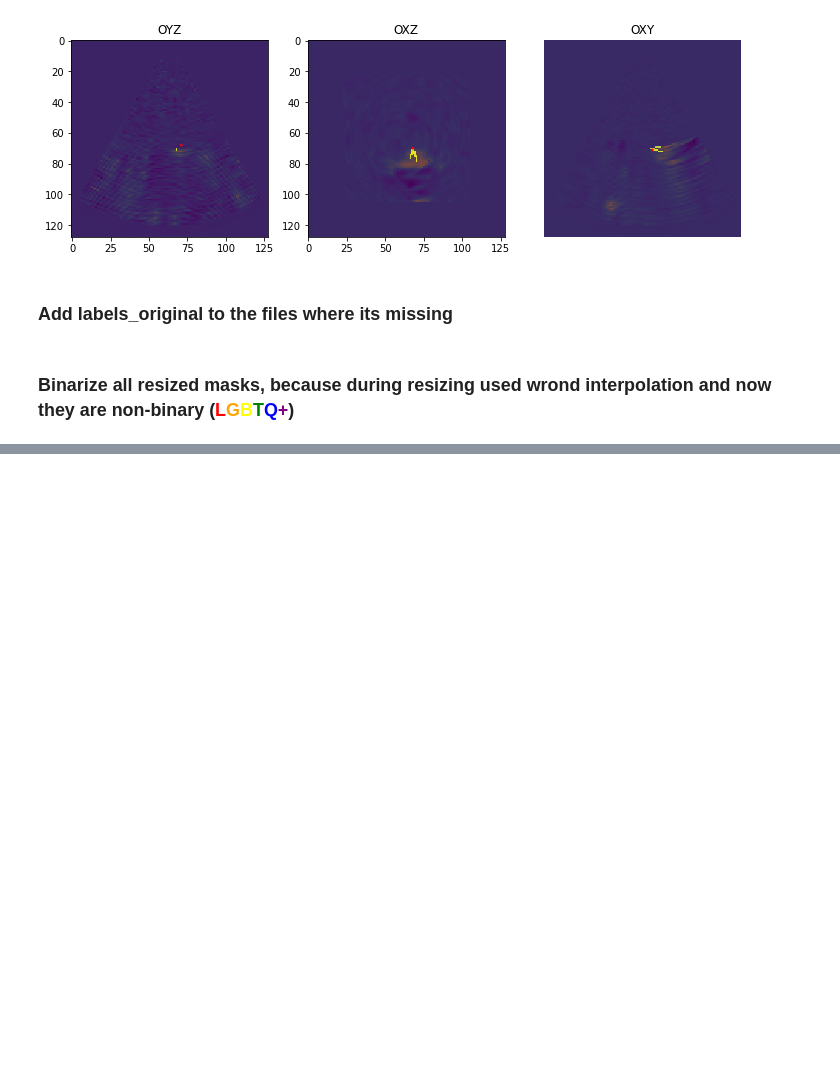
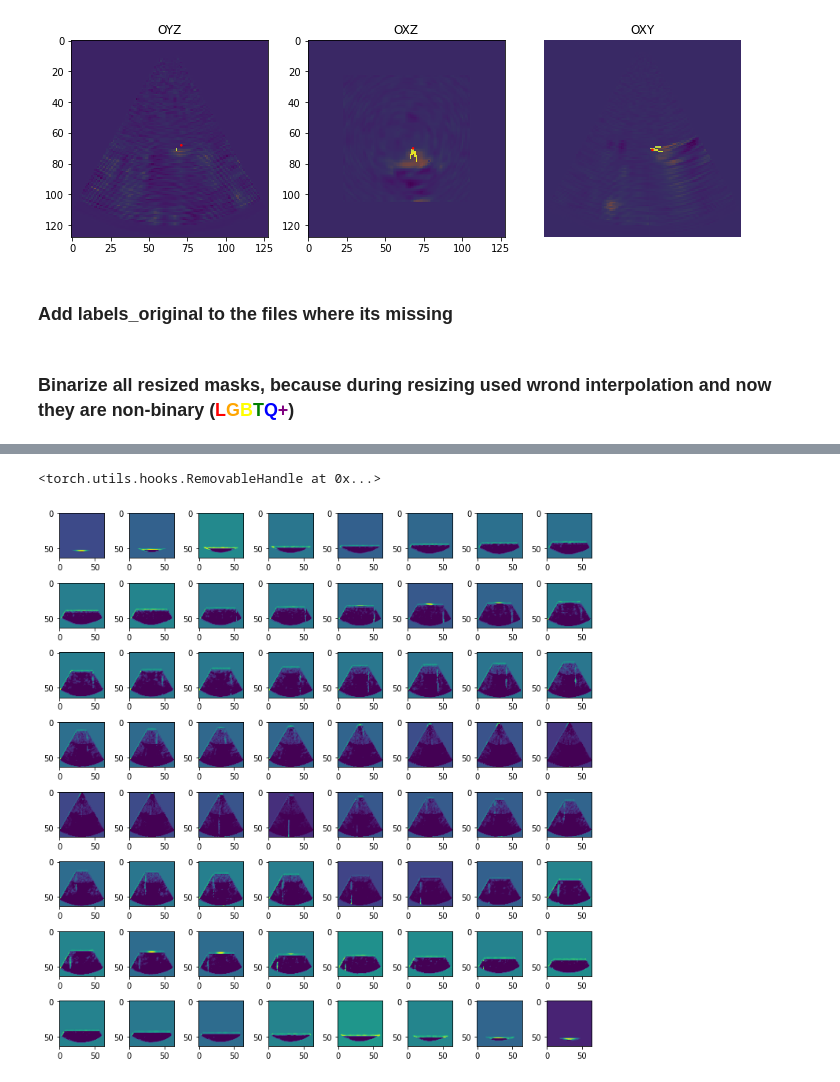
Before and after one commit to ryabovasasha08/US_3D_needle_detection, a Jupyter notebook: drafts.ipynb, the cells around one changed output, grey strips where cells are left out. Drawn from its saved outputs; the diff is of its cells as text; code cells hidden in the pictures; blank space fills up the shorter version.

Commit message:
1) Figure out code to go over all saved models in the directory and recompute validation loss 2) Implement displaying intermediate layer outputs of the model

```diff
--- a/drafts.ipynb
+++ b/drafts.ipynb
@@ -488,0 +596,10 @@ for f in all_files:
+# %%
+import matplotlib.pyplot as plt
+
+all_model_dicts = [path.join(PATH_DIR, f) for f in listdir(PATH_DIR) if f.endswith(".pth") and f.startswith("epoch_")]
+validation_loss = []
+train_loss = []
+tip_distances = []
+# %%
+all_model_dicts_sorted = sorted(all_model_dicts, key=lambda x:  int(x.split("_")[-2]))
+all_model_dicts_sorted
@@ -488,0 +737,15 @@ for f in all_files:
+# %%
+# placeholder for batch features
+features = {}
+
+def getIntermediateOutput(name):
+    def hook(model, input, output):
+        features[name] = output[0].detach()
+    return hook
+# %%
+model.down_convs[0].register_forward_hook(getIntermediateOutput('first_downconv'))
+model.down_convs[1].register_forward_hook(getIntermediateOutput('second_downconv'))
+model.down_convs[2].register_forward_hook(getIntermediateOutput('third_downconv'))
+model.down_convs[3].register_forward_hook(getIntermediateOutput('fourth_downconv'))
+# %% [output]
+<torch.utils.hooks.RemovableHandle at 0x...>
@@ -488,0 +754,22 @@ for f in all_files:
+# %%
+first_downconv_output = features['first_downconv'].cpu().numpy()
+second_downconv_output = features['second_downconv'].cpu().numpy()
+third_downconv_output = features['third_downconv'].cpu().numpy()
+fourth_downconv_output = features['fourth_downconv'].cpu().numpy()
+# %%
+from matplotlib import pyplot as plt
+
+# size of first layer ouput: 3*64*64*64
+
+# Create figure and axes
+fig, axs = plt.subplots(8, 8, figsize=(10,10))
+axs = axs.flatten()
+
+# Plot each data element on subplot
+for i, ax in enumerate(axs):
+    ax.imshow(first_downconv_output[0, 1, i])
+
+fig.tight_layout()
+plt.show()
+# %% [output]
+[figure, added]
```
Also changed, not shown: parts of 20 cells of this notebook.
